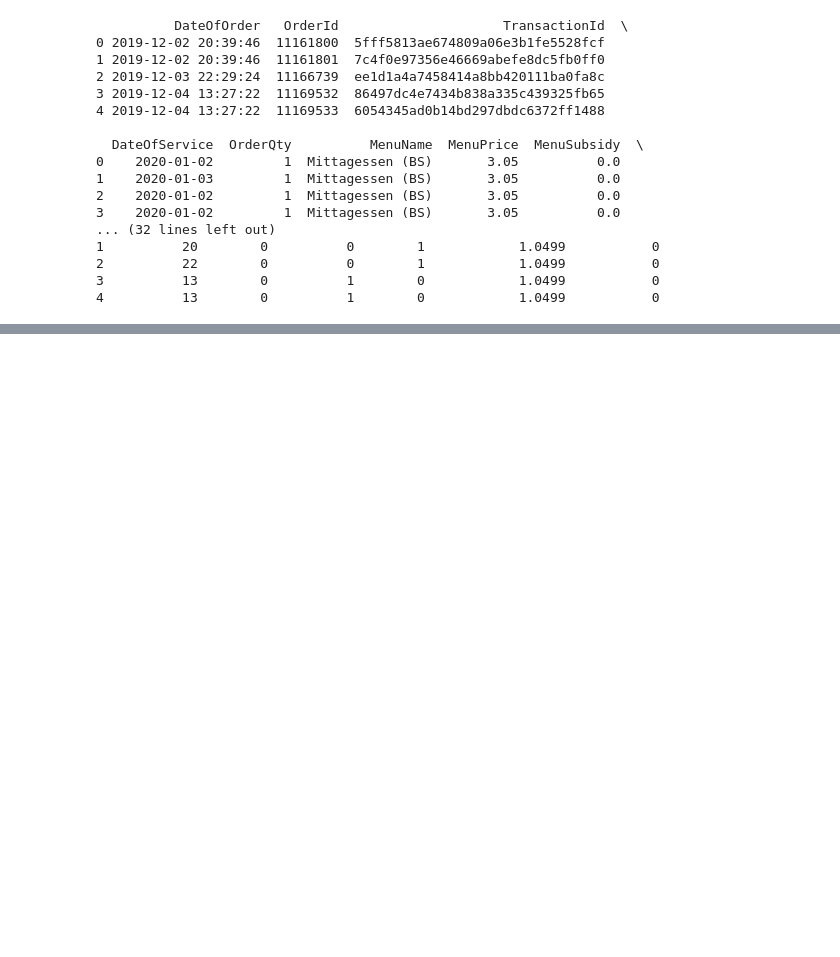
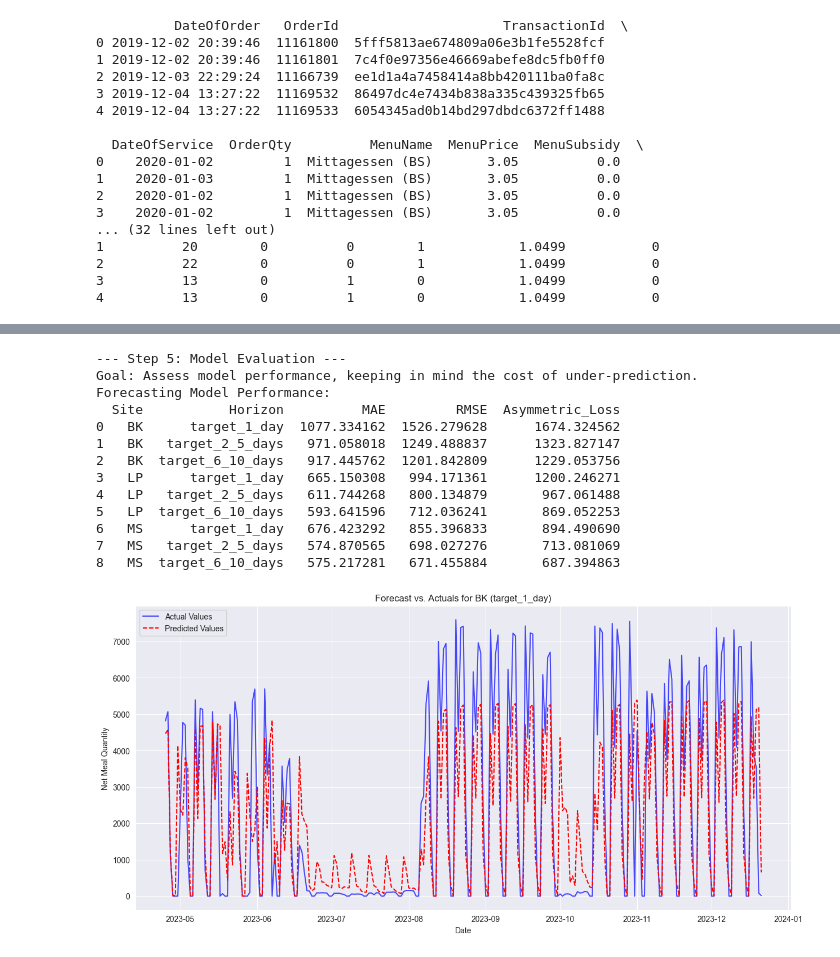
Before and after one commit to shayanxmoradi/Stattkueche, a Jupyter notebook: randomforest.ipynb, the cells around one changed output, grey strips where cells are left out. Saved outputs shown, nothing was run; the diff lists cells and outputs as text; code cells hidden in the pictures; blank space fills up the shorter version.

```diff
--- a/randomforest.ipynb
+++ b/randomforest.ipynb
@@ -44,0 +349,80 @@ filtered_df = df[df['DateOfService'] < df['DateOfOrder'].dt.date]
+# %%
+from matplotlib import pyplot as plt
+from sklearn.metrics import mean_absolute_error, mean_squared_error
+
+# --- 5. MODEL EVALUATION ---
+print("\n--- Step 5: Model Evaluation ---")
+print("Goal: Assess model performance, keeping in mind the cost of under-prediction.")
+
+# Custom cost function: higher penalty for under-prediction
+def asymmetric_loss(y_true, y_pred):
+    errors = y_true - y_pred
+    # Penalize negative errors (under-predictions) more
+    loss = np.where(errors < 0, errors**2 * 1.5, errors**2)
+    return np.sqrt(np.mean(loss))
+
+results = []
+for site in models:
+    for horizon in models[site]:
+        model_info = models[site][horizon]
+        model = model_info['model']
+        X_test = model_info['X_test']
+        y_test = model_info['y_test']
+
+        y_pred = model.predict(X_test)
+
+        mae = mean_absolute_error(y_test, y_pred)
+        rmse = np.sqrt(mean_squared_error(y_test, y_pred))
+        custom_loss = asymmetric_loss(y_test, y_pred)
+
+        results.append({
+            'Site': site,
+            'Horizon': horizon,
+            'MAE': mae,
+            'RMSE': rmse,
+            'Asymmetric_Loss': custom_loss
+        })
+
+results_df = pd.DataFrame(results)
+print("Forecasting Model Performance:")
+print(results_df)
+
+
+# Visualize predictions for one example
+# *** FIX: Dynamically select the first available site to prevent KeyErrors ***
+if not models:
+    print("No models were trained, skipping visualization.")
+else:
+    site_to_plot = list(models.keys())[0]
+    horizon_to_plot = 'target_1_day'
+
+    model_info = models[site_to_plot][horizon_to_plot]
+    y_test = model_info['y_test']
+    y_pred = model_info['model'].predict(model_info['X_test'])
+
+    plt.figure(figsize=(15, 7))
+    plt.plot(y_test.index, y_test, label='Actual Values', color='blue', alpha=0.7)
+    plt.plot(y_test.index, y_pred, label='Predicted Values', color='red', linestyle='--')
+    plt.title(f'Forecast vs. Actuals for {site_to_plot} ({horizon_to_plot})')
+    plt.xlabel('Date')
+    plt.ylabel('Net Meal Quantity')
+    plt.legend()
+    plt.grid(True)
+    plt.show()
+
+print("\n--- End of Step 5 ---")
+# %% [output]
+--- Step 5: Model Evaluation ---
+Goal: Assess model performance, keeping in mind the cost of under-prediction.
+Forecasting Model Performance:
+  Site           Horizon          MAE         RMSE  Asymmetric_Loss
+0   BK      target_1_day  1077.334162  1526.279628      1674.324562
+1   BK   target_2_5_days   971.058018  1249.488837      1323.827147
+2   BK  target_6_10_days   917.445762  1201.842809      1229.053756
+3   LP      target_1_day   665.150308   994.171361      1200.246271
+4   LP   target_2_5_days   611.744268   800.134879       967.061488
+5   LP  target_6_10_days   593.641596   712.036241       869.052253
+6   MS      target_1_day   676.423292   855.396833       894.490690
+7   MS   target_2_5_days   574.870565   698.027276       713.081069
+8   MS  target_6_10_days   575.217281   671.455884       687.394863
+[figure, added]
```
Also changed, not shown: parts of 12 cells of this notebook, 1 other file.
